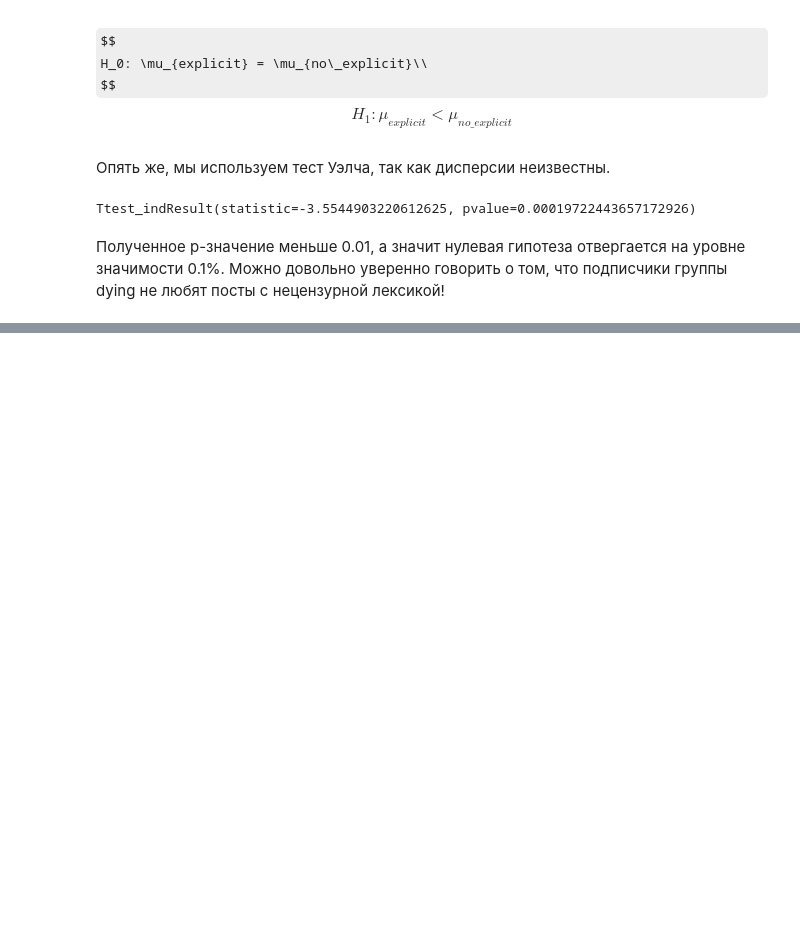
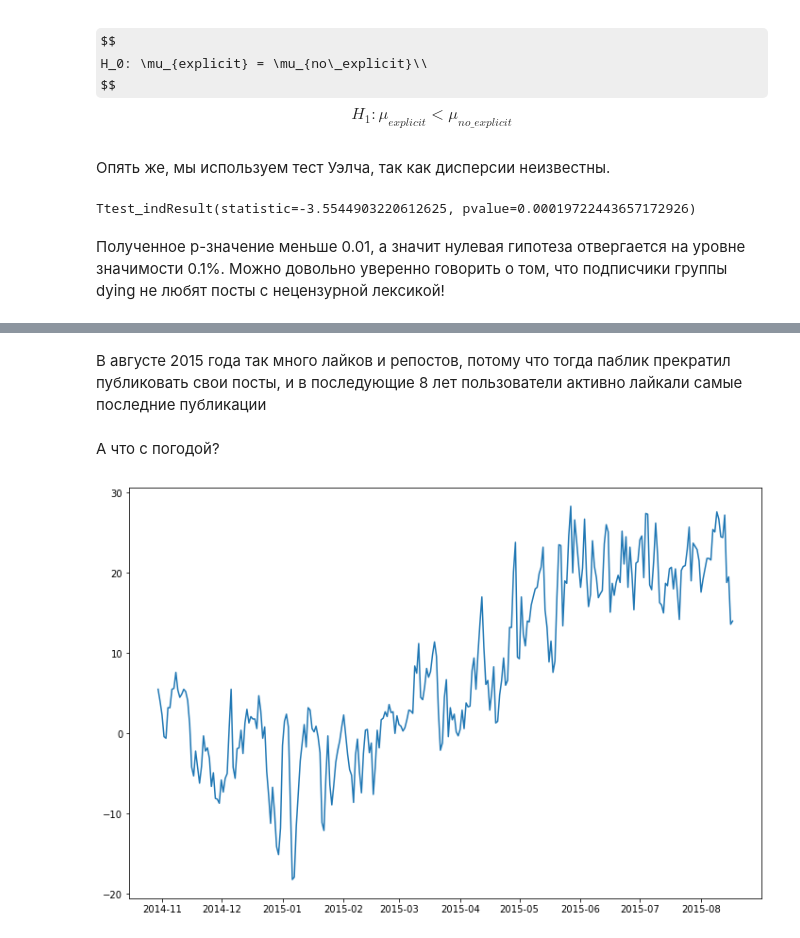
Before and after one commit to Pash1i/andan_2023_project, a Jupyter notebook: EDA_and_hypothesis_testing.ipynb, the cells around one changed output, grey strips where cells are left out. Saved outputs shown, nothing was run; the diff lists cells and outputs as text; code cells hidden in the pictures; some formulas as TeX source; blank space fills up the shorter version.

```diff
--- a/EDA_and_hypothesis_testing.ipynb
+++ b/EDA_and_hypothesis_testing.ipynb
@@ -174,0 +187,2 @@ Ttest_indResult(statistic=-3.5544903220612625, pvalue=0.00019722443657172926)
+# %%
+data_weather_12 = pd.read_csv('https://raw.githubusercontent.com/Pash1i/andan_2023_project/updates/data/data_weather/data_weather_12.csv').drop('Unnamed: 0', axis = 1).dropna()
@@ -174,0 +204,2 @@ Ttest_indResult(statistic=-3.5544903220612625, pvalue=0.00019722443657172926)
+# %%
+data_weather_12.date = data_weather_12.date.apply(datetimer)
@@ -174,0 +222,9 @@ Ttest_indResult(statistic=-3.5544903220612625, pvalue=0.00019722443657172926)
+# %% [markdown]
+В августе 2015 года так много лайков и репостов, потому что тогда паблик прекратил публиковать свои посты, и в последующие 8 лет пользователи активно лайкали самые последние публикации
+# %% [markdown]
+А что с погодой?
+# %%
+plt.figure(figsize = (12,8))
+plt.plot(data_weather_12.groupby('date').mean()['T'].index, data_weather_12.groupby('date').mean()['T'].values);
+# %% [output]
+[figure, added]
```
Also changed, not shown: parts of 9 cells of this notebook.
